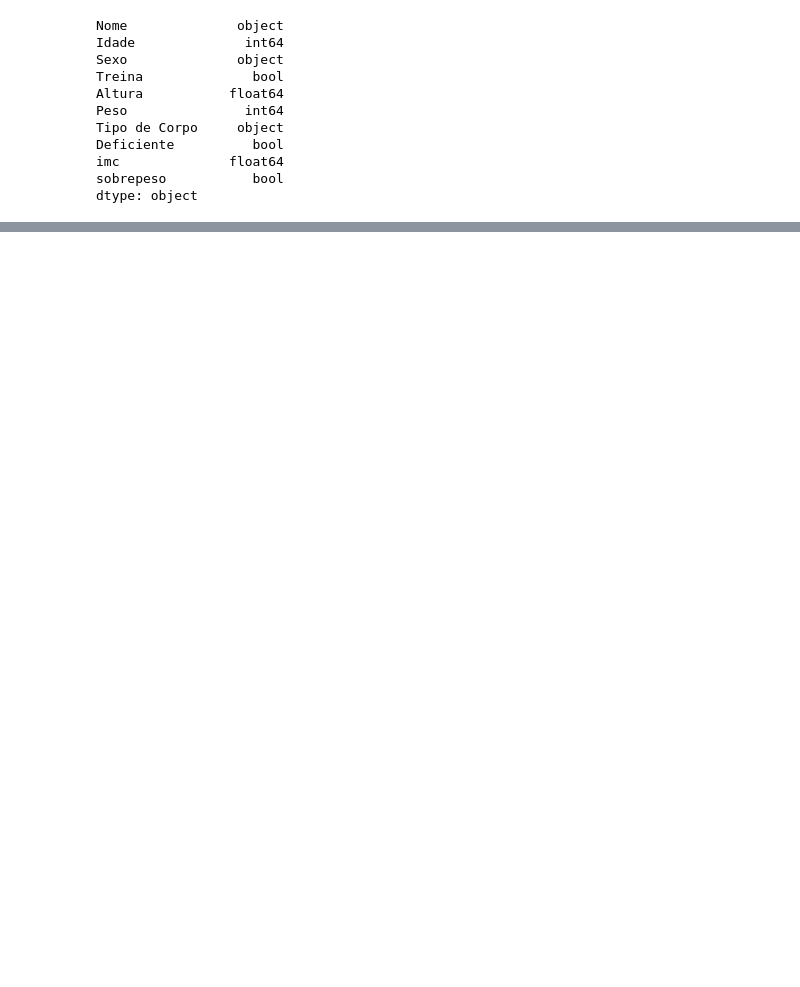
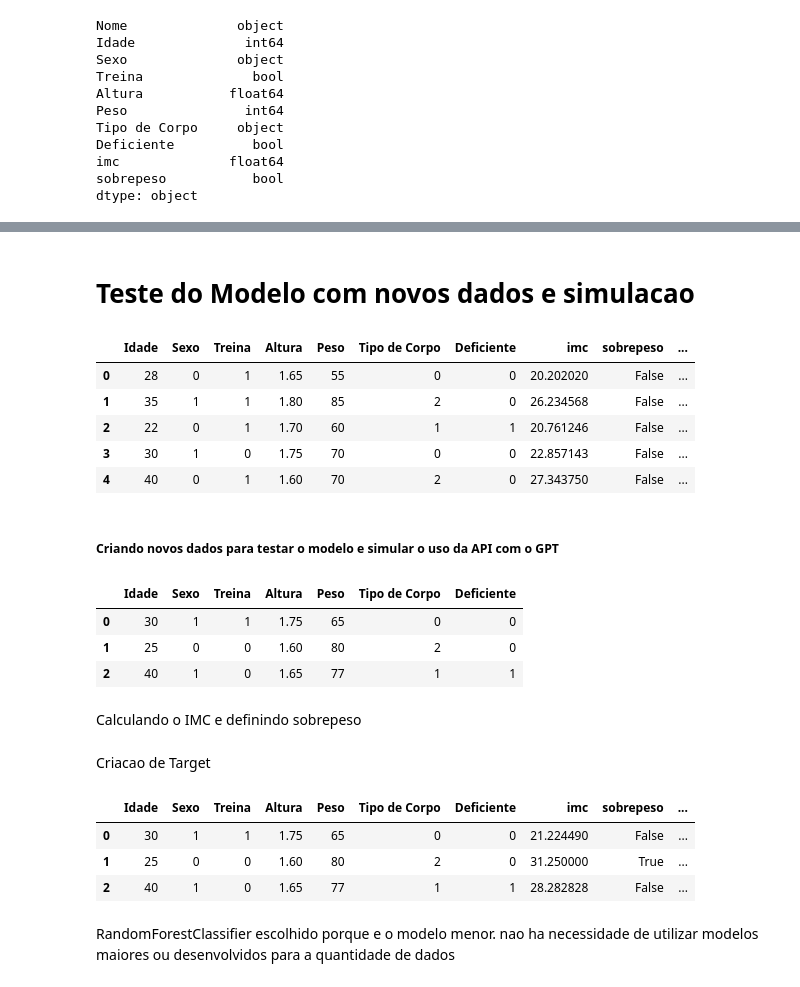
Before and after one commit to henriquebap/Machine_Learning_HB, a Jupyter notebook: GYMBUDDY-IA/MLV1_GYMBUDDY_CL.ipynb, the cells around one changed output, grey strips where cells are left out. Cells and saved outputs as stored; diff of their text form; code cells hidden in the pictures; blank space fills up the shorter version.

```diff
--- a/GYMBUDDY-IA/MLV1_GYMBUDDY_CL.ipynb
+++ b/GYMBUDDY-IA/MLV1_GYMBUDDY_CL.ipynb
@@ -319,0 +635,13 @@ plt.show()
+# %% [markdown]
+# Teste do Modelo com novos dados e simulacao
+# %%
+dataframe.head()
+# %% [output]
+|  | Idade | Sexo | Treina | Altura | Peso | Tipo de Corpo | Deficiente | imc | sobrepeso | ... |
+| 0 | 28 | 0 | 1 | 1.65 | 55 | 0 | 0 | 20.202020 | False | ... |
+| 1 | 35 | 1 | 1 | 1.80 | 85 | 2 | 0 | 26.234568 | False | ... |
+| 2 | 22 | 0 | 1 | 1.70 | 60 | 1 | 1 | 20.761246 | False | ... |
+| 3 | 30 | 1 | 0 | 1.75 | 70 | 0 | 0 | 22.857143 | False | ... |
+| 4 | 40 | 0 | 1 | 1.60 | 70 | 2 | 0 | 27.343750 | False | ... |
+# %% [markdown]
+##### Criando novos dados para testar o modelo e simular o uso da API com o GPT
@@ -319,0 +660,9 @@ plt.show()
+# %%
+df_novos_dados
+# %% [output]
+|  | Idade | Sexo | Treina | Altura | Peso | Tipo de Corpo | Deficiente |
+| 0 | 30 | 1 | 1 | 1.75 | 65 | 0 | 0 |
+| 1 | 25 | 0 | 0 | 1.60 | 80 | 2 | 0 |
+| 2 | 40 | 1 | 0 | 1.65 | 77 | 1 | 1 |
+# %% [markdown]
+Calculando o IMC e definindo sobrepeso
@@ -319,0 +674,2 @@ plt.show()
+# %% [markdown]
+Criacao de Target
@@ -319,0 +689,7 @@ plt.show()
+# %%
+df_novos_dados
+# %% [output]
+|  | Idade | Sexo | Treina | Altura | Peso | Tipo de Corpo | Deficiente | imc | sobrepeso | ... |
+| 0 | 30 | 1 | 1 | 1.75 | 65 | 0 | 0 | 21.224490 | False | ... |
+| 1 | 25 | 0 | 0 | 1.60 | 80 | 2 | 0 | 31.250000 | True | ... |
+| 2 | 40 | 1 | 0 | 1.65 | 77 | 1 | 1 | 28.282828 | False | ... |
@@ -319,0 +700,2 @@ plt.show()
+# %% [markdown]
+RandomForestClassifier escolhido porque e o modelo menor. nao ha necessidade de utilizar modelos maiores ou desenvolvidos para a quantidade de dados
```
Also changed, not shown: parts of 87 cells of this notebook.
